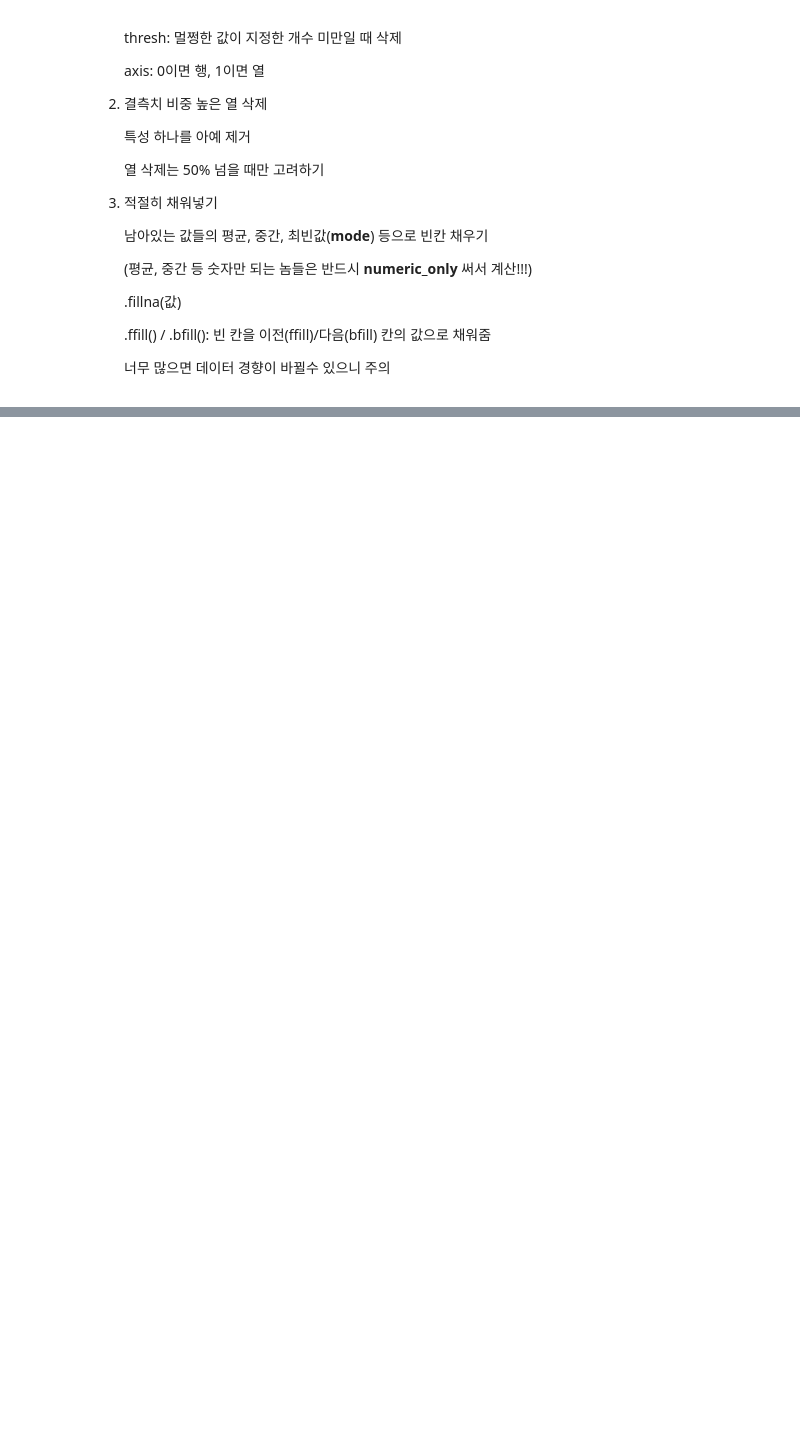
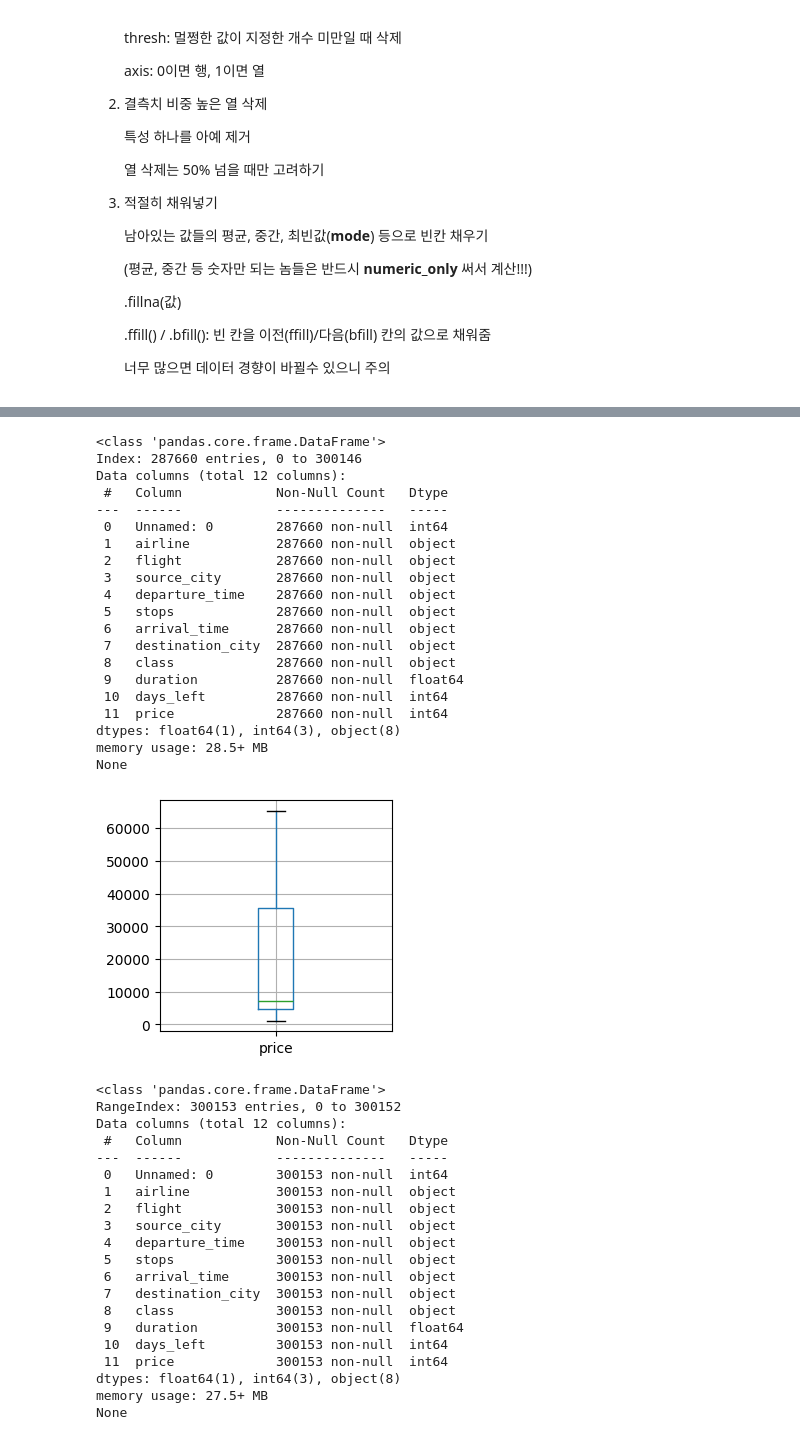
Before and after one commit to vartiens/DeepLearningTrials, a Jupyter notebook: aice2.ipynb, the cells around one changed output, grey strips where cells are left out. Drawn from its saved outputs; the diff is of its cells as text; code cells hidden in the pictures; blank space fills up the shorter version.

```diff
--- a/aice2.ipynb
+++ b/aice2.ipynb
@@ -357,0 +436,65 @@ Data columns (total 11 columns):
+# %%
+# 삭제
+datOut = dat.copy()
+outlier = datOut[abs(datOut['price'] - datOut['price'].mean()) / datOut['price'].std() > 1.96].index
+datOut.drop(outlier, inplace = True)
+print(datOut.info())
+
+plt.figure(figsize = (3, 3))
+datOut.boxplot('price')
+plt.show()
+
+# 대체
+datRep = dat.copy()
+q3 = datRep['duration'].quantile(0.75)
+q1 = datRep['duration'].quantile(0.25)
+iqr = q3 - q1
+datRep.loc[datRep['duration'] > q3 + iqr * 1.5, 'duration'] = q3 + iqr * 1.5 # 위쪽 outlier
+datRep.loc[datRep['duration'] < q1 - iqr * 1.5, 'duration'] = q1 - iqr * 1.5 # 아래쪽 outlier
+print(datRep.info())
+
+plt.figure(figsize = (3, 3))
+datRep.boxplot('duration')
+plt.show()
+# %% [output]
+<class 'pandas.core.frame.DataFrame'>
+Index: 287660 entries, 0 to 300146
+Data columns (total 12 columns):
+ #   Column            Non-Null Count   Dtype
+---  ------            --------------   -----
+ 0   Unnamed: 0        287660 non-null  int64
+ 1   airline           287660 non-null  object
+ 2   flight            287660 non-null  object
+ 3   source_city       287660 non-null  object
+ 4   departure_time    287660 non-null  object
+ 5   stops             287660 non-null  object
+ 6   arrival_time      287660 non-null  object
+ 7   destination_city  287660 non-null  object
+ 8   class             287660 non-null  object
+ 9   duration          287660 non-null  float64
+ 10  days_left         287660 non-null  int64
+ 11  price             287660 non-null  int64
+dtypes: float64(1), int64(3), object(8)
+memory usage: 28.5+ MB
+None
+[figure, added]
+<class 'pandas.core.frame.DataFrame'>
+RangeIndex: 300153 entries, 0 to 300152
+Data columns (total 12 columns):
+ #   Column            Non-Null Count   Dtype
+---  ------            --------------   -----
+ 0   Unnamed: 0        300153 non-null  int64
+ 1   airline           300153 non-null  object
+ 2   flight            300153 non-null  object
+ 3   source_city       300153 non-null  object
+ 4   departure_time    300153 non-null  object
+ 5   stops             300153 non-null  object
+ 6   arrival_time      300153 non-null  object
+ 7   destination_city  300153 non-null  object
+ 8   class             300153 non-null  object
+ 9   duration          300153 non-null  float64
+ 10  days_left         300153 non-null  int64
+ 11  price             300153 non-null  int64
+dtypes: float64(1), int64(3), object(8)
+memory usage: 27.5+ MB
+None
```
Also changed, not shown: parts of 10 cells of this notebook.
